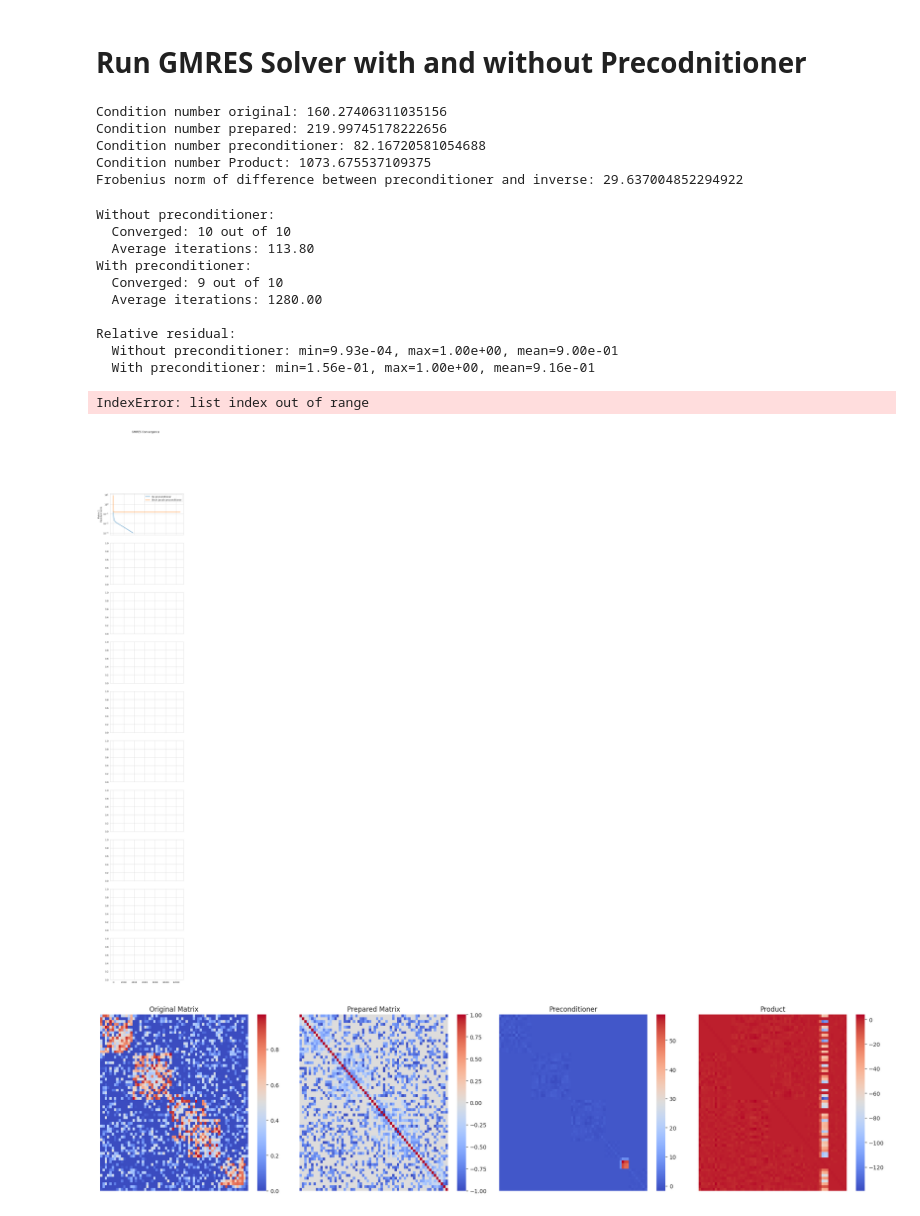
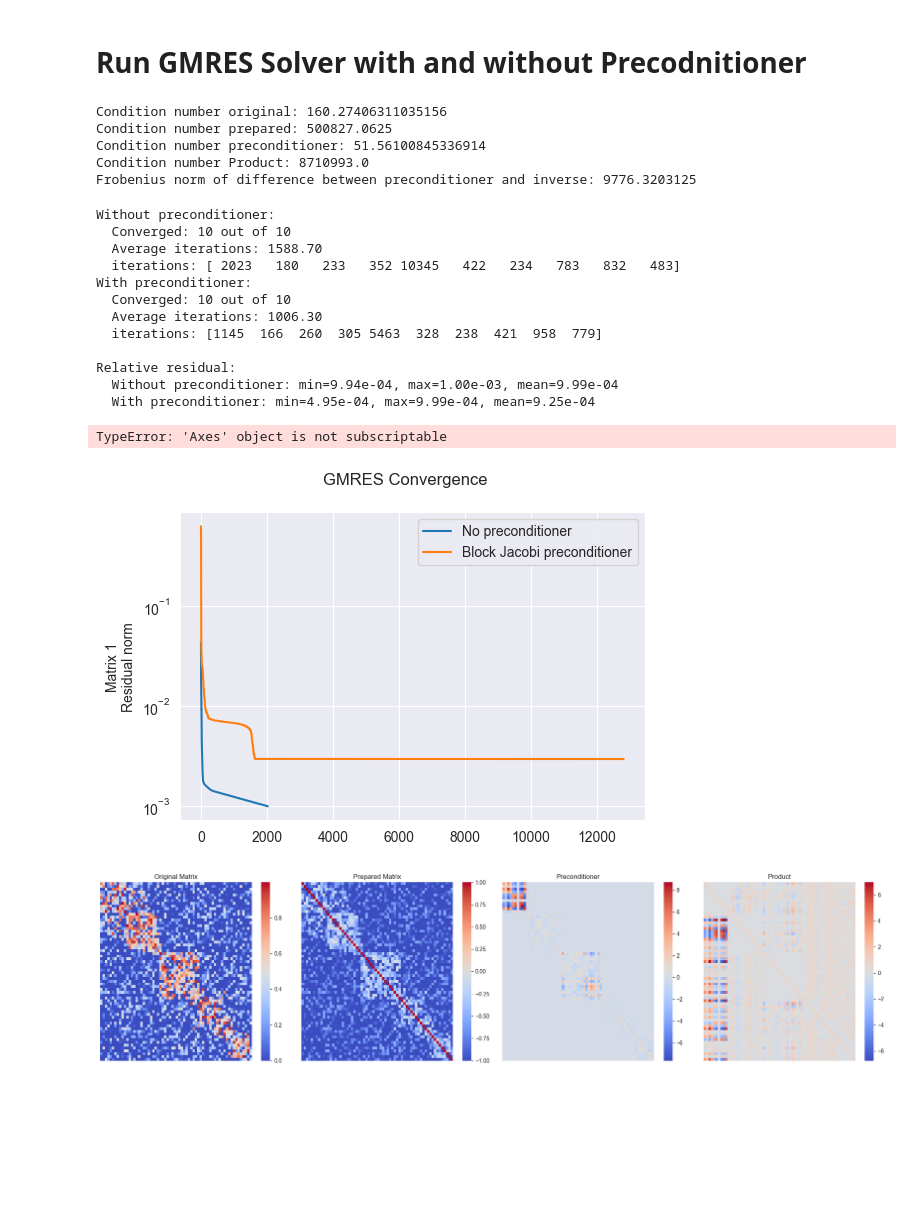
Before and after one commit to 24io/opencampus-ai-project, a Jupyter notebook: testrun.ipynb, the cells around one changed output. Drawn from its saved outputs; the diff is of its cells as text; code cells hidden in the pictures; blank space fills up the shorter version.

```diff
--- a/testrun.ipynb
+++ b/testrun.ipynb
@@ -294,10 +267,10 @@ Condition number of prepared matrix 9: 719.5911865234375
 # %%
 # Define inputs
 importlib.reload(prec)
-
 A = np.array([prec.prepare_matrix(test_matrices[i]) for i in range(test_matrices.shape[0])])
 # A = test_matrices
-precs = prec.block_jacobi_preconditioner_from_predictions(A, test_labels)
+# precs = prec.block_jacobi_preconditioner_from_predictions(A, test_labels)
+precs = prec.block_jacobi_preconditioner_from_predictions(test_matrices, test_labels)
 b = np.ones((A.shape[0], A.shape[1]))
 
 # Check Condition Numbers
@@ -308,11 +281,13 @@ print(f"Condition number Product: {cond(np.matmul(A[1], precs[1]))}")
 print(f"Frobenius norm of difference between preconditioner and inverse: {np.linalg.norm(precs[1] - np.linalg.inv(A[1]))}")
 # %% [output]
 Condition number original: 160.27406311035156
-Condition number prepared: 219.99745178222656
-Condition number preconditioner: 82.16720581054688
-Condition number Product: 1073.675537109375
-Frobenius norm of difference between preconditioner and inverse: 29.637004852294922
+Condition number prepared: 500827.0625
+Condition number preconditioner: 51.56100845336914
+Condition number Product: 8710993.0
+Frobenius norm of difference between preconditioner and inverse: 9776.3203125
 # %%
+# Define inputs
+importlib.reload(prec)
 # Solve without preconditioner
 x_no_prec, info_no_prec, iters_no_prec, residuals_no_prec = prec.solve_with_gmres_monitored(A, b)
 # x_no_prec, info_no_prec, iters_no_prec, residuals_no_prec = prec.solve_with_gmres_monitored(test_matrices, b)
@@ -329,33 +304,35 @@ print(f"  With preconditioner: min={np.min(rel_residuals_prec):.2e}, max={np.max
 # %% [output]
 Without preconditioner:
   Converged: 10 out of 10
-  Average iterations: 113.80
+  Average iterations: 1588.70
+  iterations: [ 2023   180   233   352 10345   422   234   783   832   483]
 With preconditioner:
-  Converged: 9 out of 10
-  Average iterations: 1280.00
+  Converged: 10 out of 10
+  Average iterations: 1006.30
+  iterations: [1145  166  260  305 5463  328  238  421  958  779]
 
 Relative residual:
-  Without preconditioner: min=9.93e-04, max=1.00e+00, mean=9.00e-01
-  With preconditioner: min=1.56e-01, max=1.00e+00, mean=9.16e-01
+  Without preconditioner: min=9.94e-04, max=1.00e-03, mean=9.99e-04
+  With preconditioner: min=4.95e-04, max=9.99e-04, mean=9.25e-04
 # %%
 # Plot convergence for a few matrices
 num_plots = min(1, A.shape[0])
 fig, axes = plt.subplots(num_plots, 1, figsize=(6, 4*num_plots), sharex=True)
 fig.suptitle('GMRES Convergence')
 
 for i in range(num_plots):
     ax = axes[i] if num_plots > 1 else axes
     ax.semilogy(residuals_no_prec[i], label='No preconditioner')
     ax.semilogy(residuals_prec[i], label='Block Jacobi preconditioner')
     ax.set_ylabel(f'Matrix {i+1}\nResidual norm')
     ax.legend()
 
-axes[-1].set_xlabel('Iteration')
+# axes[-1].set_xlabel('Iteration')
 plt.tight_layout()
 plt.show()
 # %% [output]
-IndexError: list index out of range
+TypeError: 'Axes' object is not subscriptable
-[figure, old version]
+[figure, new version]
 # %%
 # Function to plot matrices
 def plot_matrices(matrices: List[np.ndarray], titles: List[str], colorbar: str = VALUE_COLORBAR) -> None:
@@ -375,7 +352,7 @@ def plot_matrices(matrices: List[np.ndarray], titles: List[str], colorbar: str =
 # Plot matrices
 plot_matrices([test_matrices[0], A[0], precs[0], np.matmul(A[0], precs[0])], ['Original Matrix', 'Prepared Matrix', 'Preconditioner', 'Product'], colorbar='coolwarm')
 # %% [output]
-[figure, old version]
+[figure, new version]
 # %%
 np.linalg.det(test_matrices[0])
 # %% [output]
```
Also changed, not shown: parts of 6 cells of this notebook.
